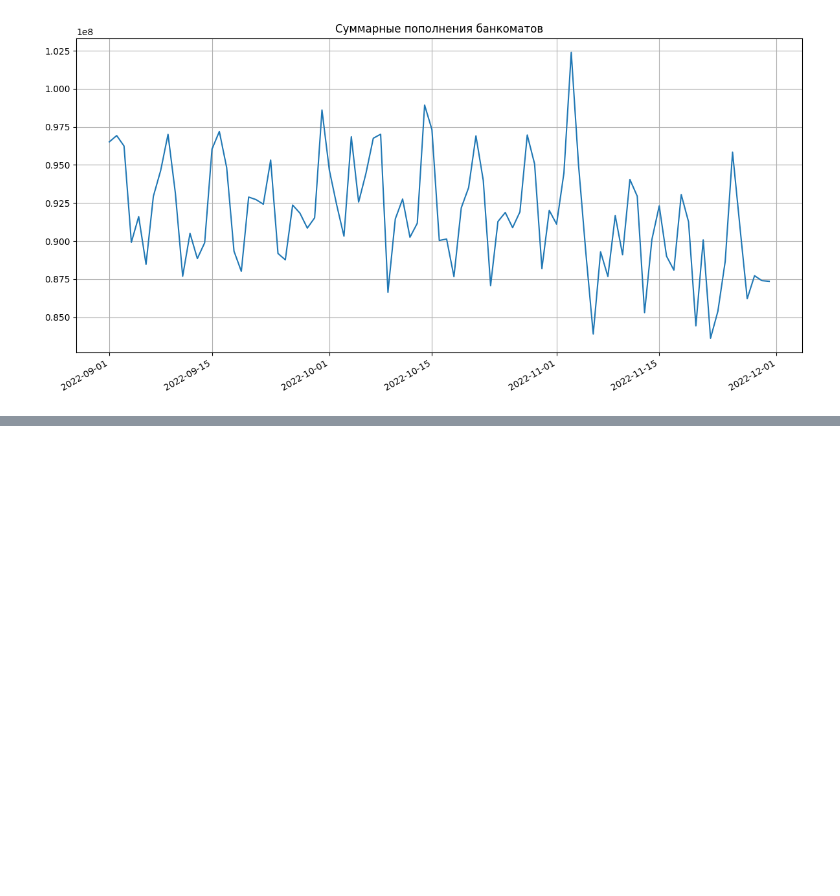
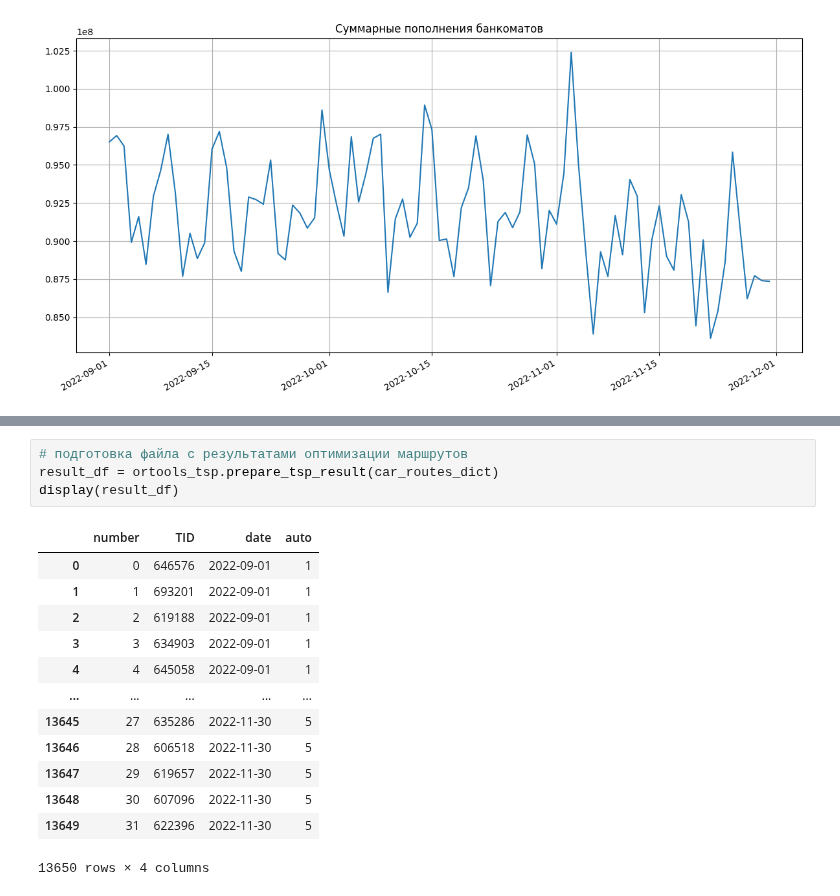
Before and after one commit to SerSmith/bank_schedule, a Jupyter notebook: notebooks/optimization_researches.ipynb, the cells around one changed output, grey strips where cells are left out. Saved outputs shown, nothing was run; the diff lists cells and outputs as text; blank space fills up the shorter version.

```diff
--- a/notebooks/optimization_researches.ipynb
+++ b/notebooks/optimization_researches.ipynb
@@ -390,0 +143,18 @@ fig.show()
+# %%
+# подготовка файла с результатами оптимизации маршрутов
+result_df = ortools_tsp.prepare_tsp_result(car_routes_dict)
+display(result_df)
+# %% [output]
+|  | number | TID | date | auto |
+| 0 | 0 | 646576 | 2022-09-01 | 1 |
+| 1 | 1 | 693201 | 2022-09-01 | 1 |
+| 2 | 2 | 619188 | 2022-09-01 | 1 |
+| 3 | 3 | 634903 | 2022-09-01 | 1 |
+| 4 | 4 | 645058 | 2022-09-01 | 1 |
+| ... | ... | ... | ... | ... |
+| 13645 | 27 | 635286 | 2022-11-30 | 5 |
+| 13646 | 28 | 606518 | 2022-11-30 | 5 |
+| 13647 | 29 | 619657 | 2022-11-30 | 5 |
+| 13648 | 30 | 607096 | 2022-11-30 | 5 |
+| 13649 | 31 | 622396 | 2022-11-30 | 5 |
+13650 rows × 4 columns
```
Also changed, not shown: parts of 24 cells of this notebook, 9 other files.
